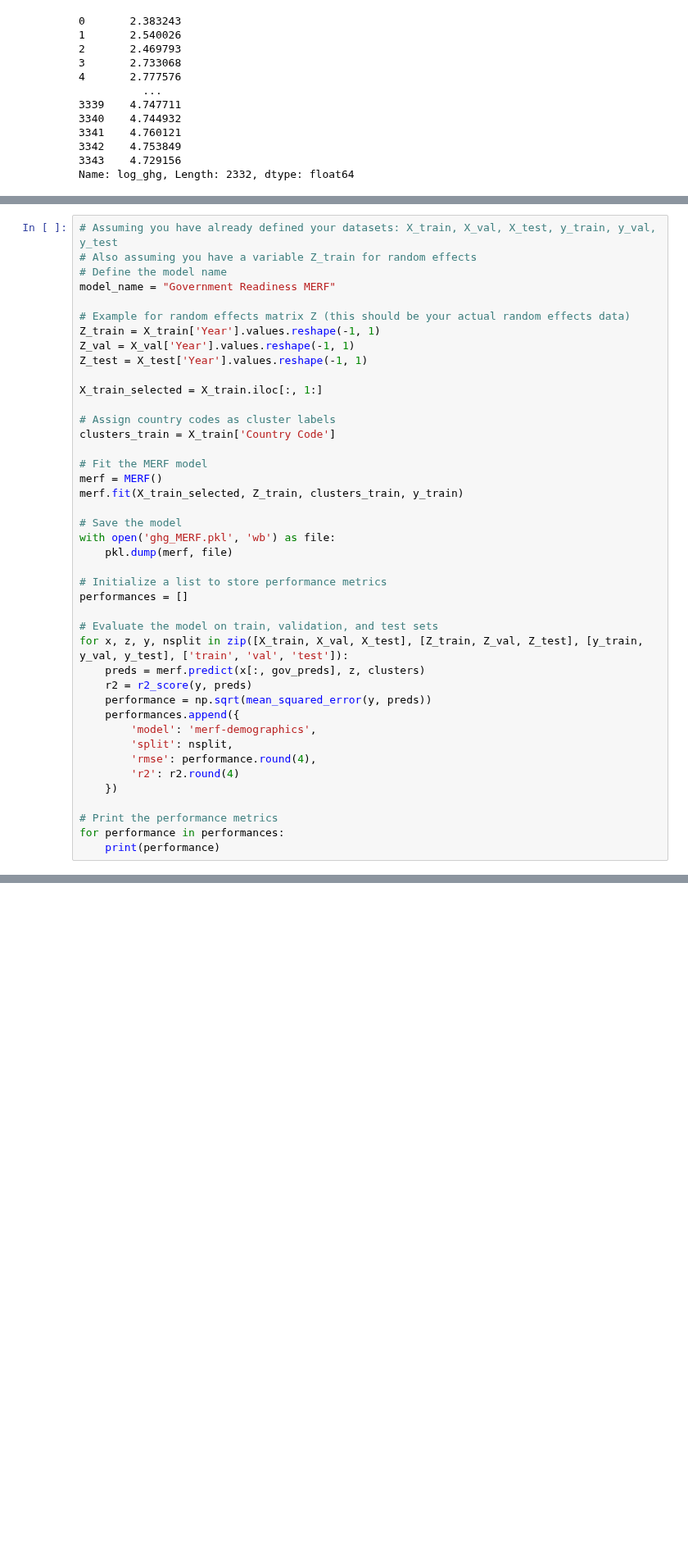
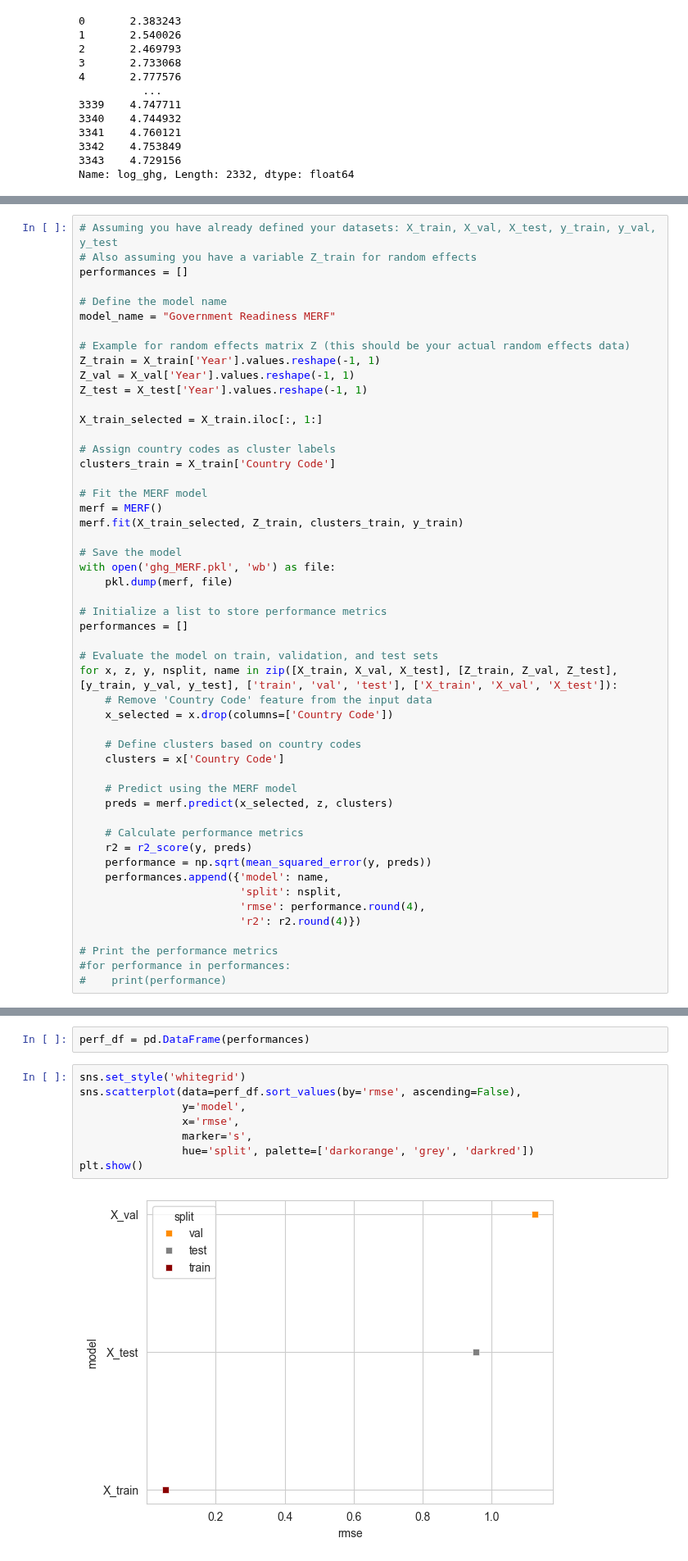
Before and after one commit to marcbarc19/DataScienceExam, a Jupyter notebook: ghg-modelling.ipynb, the cells around one changed output, grey strips where cells are left out. Shown at 82% size. Cells and saved outputs as stored; diff of their text form; blank space fills up the shorter version.

```diff
--- a/ghg-modelling.ipynb
+++ b/ghg-modelling.ipynb
@@ -783,6 +799,8 @@ Name: log_ghg, Length: 2332, dtype: float64
 # %%
 # Assuming you have already defined your datasets: X_train, X_val, X_test, y_train, y_val, y_test
 # Also assuming you have a variable Z_train for random effects
+performances = []
+
 # Define the model name
 model_name = "Government Readiness MERF"
 
@@ -808,18 +826,25 @@ with open('ghg_MERF.pkl', 'wb') as file:
 performances = []
 
 # Evaluate the model on train, validation, and test sets
-for x, z, y, nsplit in zip([X_train, X_val, X_test], [Z_train, Z_val, Z_test], [y_train, y_val, y_test], ['train', 'val', 'test']):
-    preds = merf.predict(x[:, gov_preds], z, clusters)
+for x, z, y, nsplit, name in zip([X_train, X_val, X_test], [Z_train, Z_val, Z_test], [y_train, y_val, y_test], ['train', 'val', 'test'], ['X_train', 'X_val', 'X_test']):
+    # Remove 'Country Code' feature from the input data
+    x_selected = x.drop(columns=['Country Code'])
+
+    # Define clusters based on country codes
+    clusters = x['Country Code']
+
+    # Predict using the MERF model
+    preds = merf.predict(x_selected, z, clusters)
+
+    # Calculate performance metrics
     r2 = r2_score(y, preds)
     performance = np.sqrt(mean_squared_error(y, preds))
-    performances.append({
-        'model': 'merf-demographics',
-        'split': nsplit,
-        'rmse': performance.round(4),
-        'r2': r2.round(4)
-    })
+    performances.append({'model': name,
+                         'split': nsplit,
+                         'rmse': performance.round(4),
+                         'r2': r2.round(4)})
 
 # Print the performance metrics
-for performance in performances:
-    print(performance)
+#for performance in performances:
+#    print(performance)
 # %% [output]
@@ -846,0 +875,12 @@ NameError: name 'gov_preds' is not defined
+# %%
+perf_df = pd.DataFrame(performances)
+# %%
+sns.set_style('whitegrid')
+sns.scatterplot(data=perf_df.sort_values(by='rmse', ascending=False),
+                y='model',
+                x='rmse',
+                marker='s',
+                hue='split', palette=['darkorange', 'grey', 'darkred'])
+plt.show()
+# %% [output]
+[figure, added]
```
Also changed, not shown: parts of 5 cells of this notebook, 1 other file.
